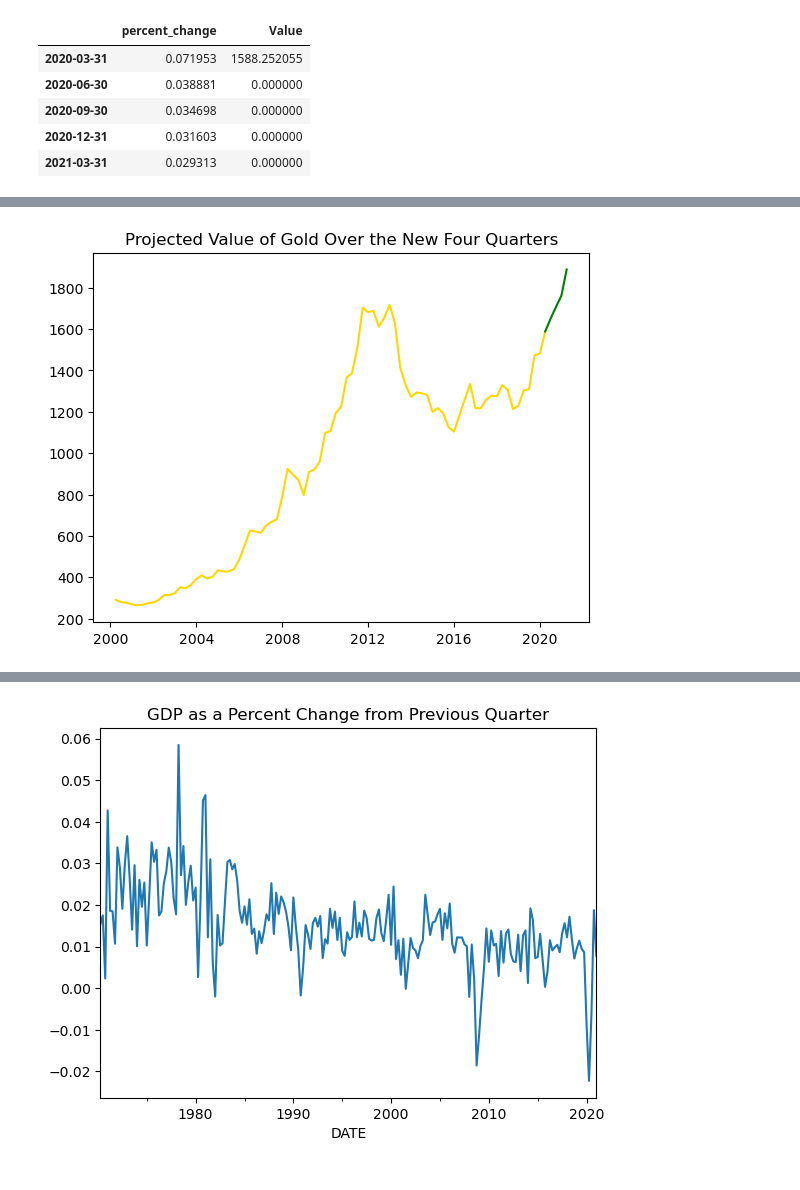
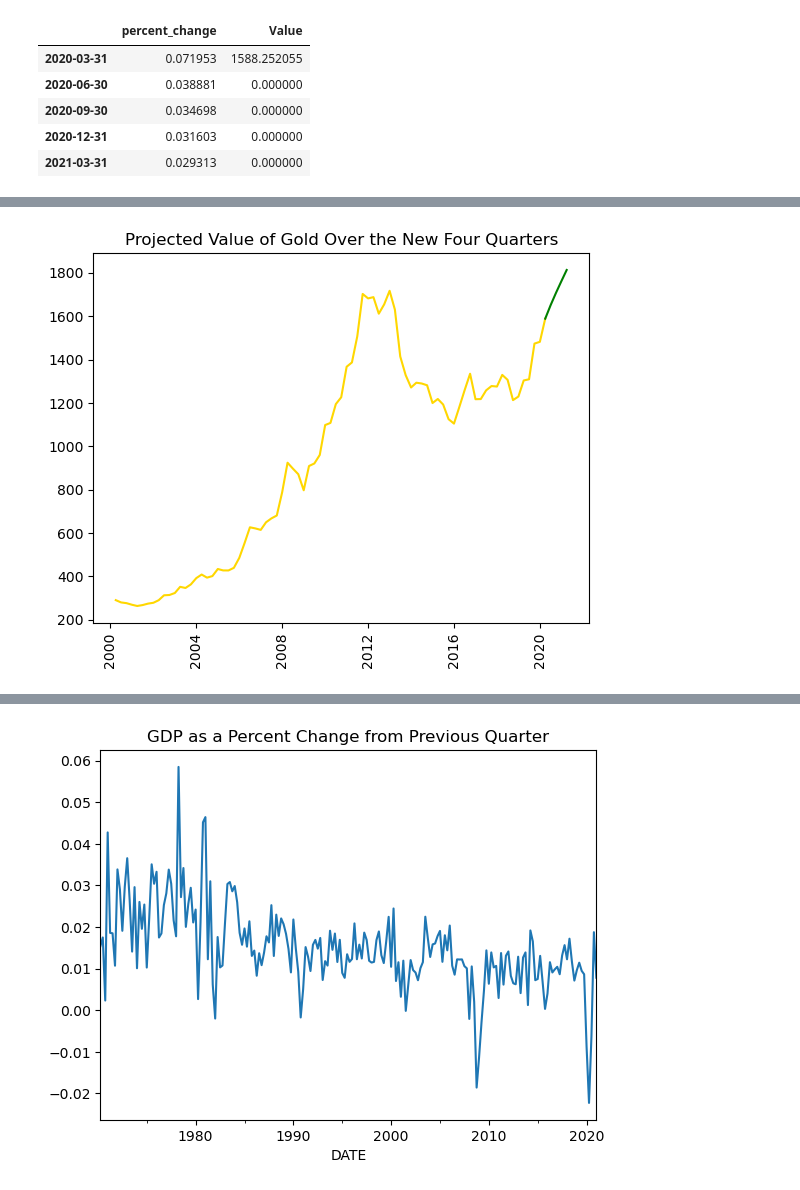
Before and after one commit to dpatteson/Capstone3, a Jupyter notebook: Capstone 3/Capstone 3 - Preprocessing & Modeling Darryl Patteson.ipynb, the cells around one changed output, grey strips where cells are left out. Cells and saved outputs as stored; diff of their text form; code cells hidden in the pictures.

```diff
--- a/Capstone 3/Capstone 3 - Preprocessing & Modeling Darryl Patteson.ipynb
+++ b/Capstone 3/Capstone 3 - Preprocessing & Modeling Darryl Patteson.ipynb
@@ -321,7 +321,7 @@ forecast
 forecast['Value']['2020-06-30'] = (forecast['percent_change']['2020-06-30']+1)*forecast['Value']["2020-03-31"]
 forecast['Value']['2020-09-30'] = (forecast['percent_change']['2020-09-30']+1)*forecast['Value']["2020-06-30"]
 forecast['Value']['2020-12-31'] = (forecast['percent_change']['2020-12-31']+1)*forecast['Value']["2020-09-30"]
-forecast['Value']['2021-03-31'] = (forecast['percent_change']['2020-03-31']+1)*forecast['Value']["2020-12-31"]
+forecast['Value']['2021-03-31'] = (forecast['percent_change']['2021-03-31']+1)*forecast['Value']["2020-12-31"]
 forecast
 # %% [output]
 |  | percent_change | Value |
@@ -333,8 +376,9 @@ forecast
 # %%
 #Visual of the Prices Attached to the Initial Graph
 plt.plot(df_quarterly['Value']["01-01-2000":], color="gold")
 plt.plot(forecast['Value'], color='green')
+plt.xticks(rotation=90)
 plt.title("Projected Value of Gold Over the New Four Quarters")
 plt.show()
 # %% [output]
-[figure, old version]
+[figure, new version]
```
Also changed, not shown: parts of 6 cells of this notebook, 2 other files.
